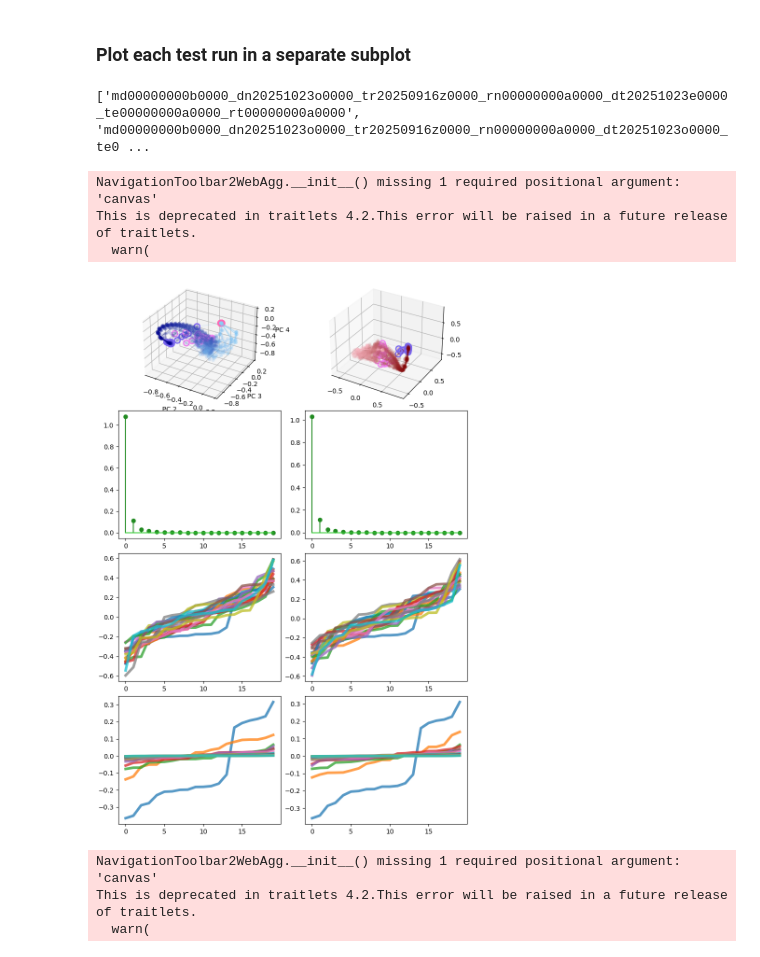
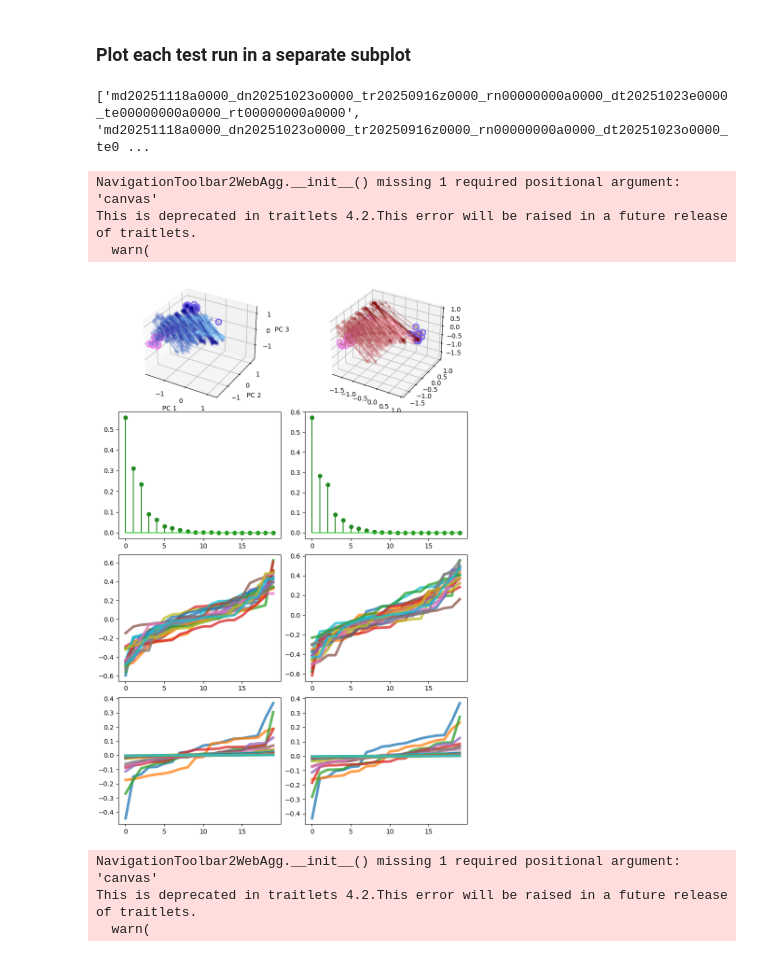
Before and after one commit to jonathan-chien/counting-rnn, a Jupyter notebook: notebooks/aaaa0001.ipynb, the cells around one changed output. Cells and saved outputs as stored; diff of their text form; code cells hidden in the pictures.

```diff
--- a/notebooks/aaaa0001.ipynb
+++ b/notebooks/aaaa0001.ipynb
@@ -223,7 +223,7 @@ seed_idx = 1
 num_seq_to_plot = 25
 
 # Which PCs will be selected for all plots.
-pcs_to_plot = [1, 2, 3]
+pcs_to_plot = [0, 1, 2]
 
 # Test runs to plot.
 test_run_id_to_plot_list = test_run_id_list
@@ -292,35 +292,35 @@ for i_test_run, test_run_id in enumerate(test_run_id_to_plot_list):
         axs_0[1, i_test_run].stem(
             common_single_test_run['eigenspectrum'],
             linefmt='forestgreen',
             markerfmt='forestgreen',
             basefmt='limegreen'
         )
 
         # Plot eigenvector components.
         axs_0[2, i_test_run].remove()
         axs_0[2, i_test_run] = fig_0.add_subplot(4, num_test_runs_to_plot, 2*num_test_runs_to_plot+i_test_run+1)
         for i_pc in range(common_single_test_run['v'].shape[1]):
             axs_0[2, i_test_run].plot(
                 torch.sort(common_single_test_run['v'][:, i_pc])[0],
                 alpha=0.75,
                 linewidth=4
             )
 
         # Plot loading components.
         axs_0[3, i_test_run].remove()
         axs_0[3, i_test_run] = fig_0.add_subplot(4, num_test_runs_to_plot, 3*num_test_runs_to_plot+i_test_run+1)
         for i_pc in range(common_single_test_run['loadings'].shape[1]):
             axs_0[3, i_test_run].plot(
                 torch.sort(common_single_test_run['loadings'][:, i_pc])[0],
                 alpha=0.75,
                 linewidth=4
             )
 # %% [output]
-['md00000000b0000_dn20251023o0000_tr20250916z0000_rn00000000a0000_dt20251023e0000_te00000000a0000_rt00000000a0000', 'md00000000b0000_dn20251023o0000_tr20250916z0000_rn00000000a0000_dt20251023o0000_te0 ...
+['md20251118a0000_dn20251023o0000_tr20250916z0000_rn00000000a0000_dt20251023e0000_te00000000a0000_rt00000000a0000', 'md20251118a0000_dn20251023o0000_tr20250916z0000_rn00000000a0000_dt20251023o0000_te0 ...
 NavigationToolbar2WebAgg.__init__() missing 1 required positional argument: 'canvas'
 This is deprecated in traitlets 4.2.This error will be raised in a future release of traitlets.
   warn(
-[figure, old version]
+[figure, new version]
 # %%
 # Retrieve model and get recurrent weight matrix.
 seed_idx = 1
```
Also changed, not shown: parts of 2 cells of this notebook, 5 other files.
